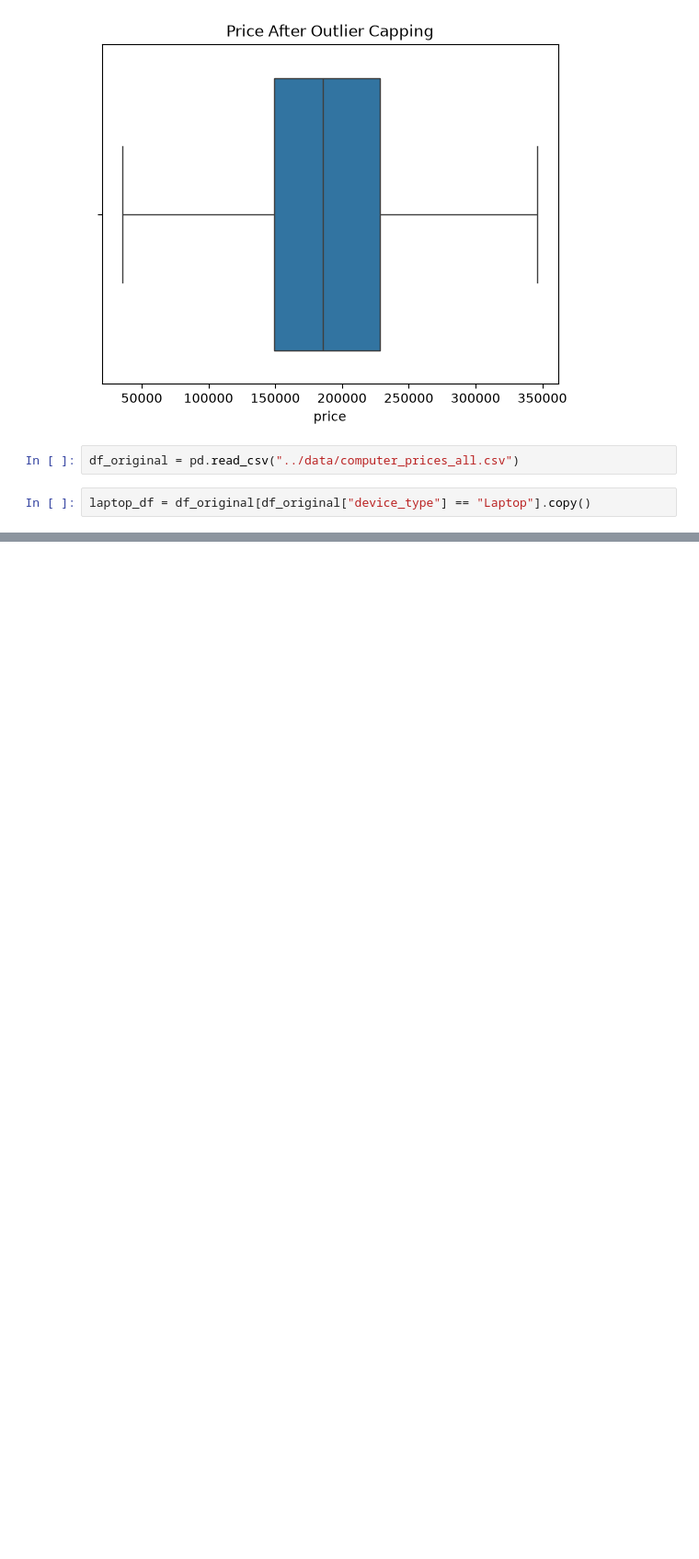
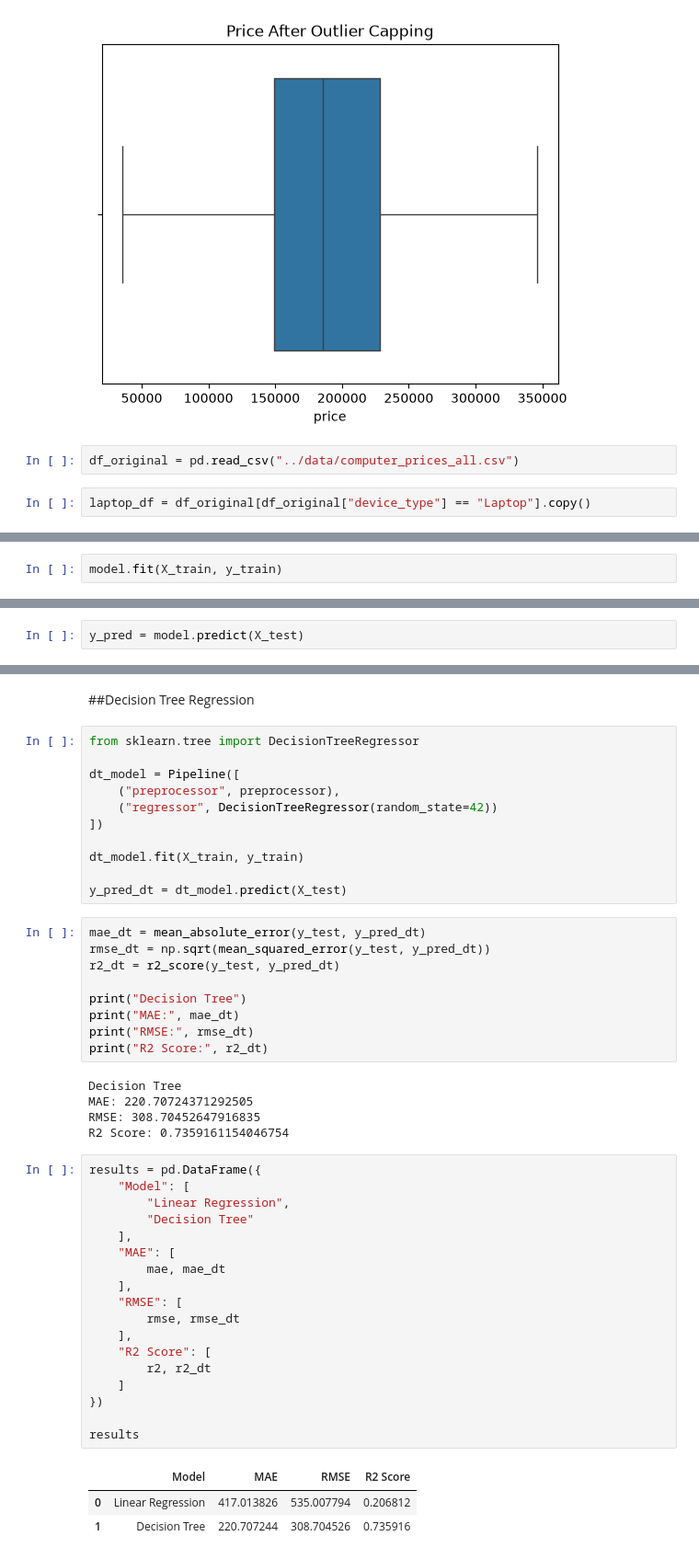
Before and after one commit to shrishtiig/Laptop_Price_Prediction, a Jupyter notebook: notebooks/laptop_price_eda.ipynb, the cells around one changed output, grey strips where cells are left out. Shown at 92% size. Cells and saved outputs as stored; diff of their text form; blank space fills up the shorter version.

Commit message:
Add model comparison with decision tree

```diff
--- a/notebooks/laptop_price_eda.ipynb
+++ b/notebooks/laptop_price_eda.ipynb
@@ -395,0 +486,2 @@ laptop_df = df_original[df_original["device_type"] == "Laptop"].copy()
+# %%
+model.fit(X_train, y_train)
@@ -395,0 +506,2 @@ laptop_df = df_original[df_original["device_type"] == "Laptop"].copy()
+# %%
+y_pred = model.predict(X_test)
@@ -395,0 +539,49 @@ laptop_df = df_original[df_original["device_type"] == "Laptop"].copy()
+# %% [markdown]
+##Decision Tree Regression
+# %%
+from sklearn.tree import DecisionTreeRegressor
+
+dt_model = Pipeline([
+    ("preprocessor", preprocessor),
+    ("regressor", DecisionTreeRegressor(random_state=42))
+])
+
+dt_model.fit(X_train, y_train)
+
+y_pred_dt = dt_model.predict(X_test)
+# %%
+mae_dt = mean_absolute_error(y_test, y_pred_dt)
+rmse_dt = np.sqrt(mean_squared_error(y_test, y_pred_dt))
+r2_dt = r2_score(y_test, y_pred_dt)
+
+print("Decision Tree")
+print("MAE:", mae_dt)
+print("RMSE:", rmse_dt)
+print("R2 Score:", r2_dt)
+# %% [output]
+Decision Tree
+MAE: 220.70724371292505
+RMSE: 308.70452647916835
+R2 Score: 0.7359161154046754
+# %%
+results = pd.DataFrame({
+    "Model": [
+        "Linear Regression",
+        "Decision Tree"
+    ],
+    "MAE": [
+        mae, mae_dt
+    ],
+    "RMSE": [
+        rmse, rmse_dt
+    ],
+    "R2 Score": [
+        r2, r2_dt
+    ]
+})
+
+results
+# %% [output]
+|  | Model | MAE | RMSE | R2 Score |
+| 0 | Linear Regression | 417.013826 | 535.007794 | 0.206812 |
+| 1 | Decision Tree | 220.707244 | 308.704526 | 0.735916 |
```
Also changed, not shown: parts of 20 cells of this notebook.
